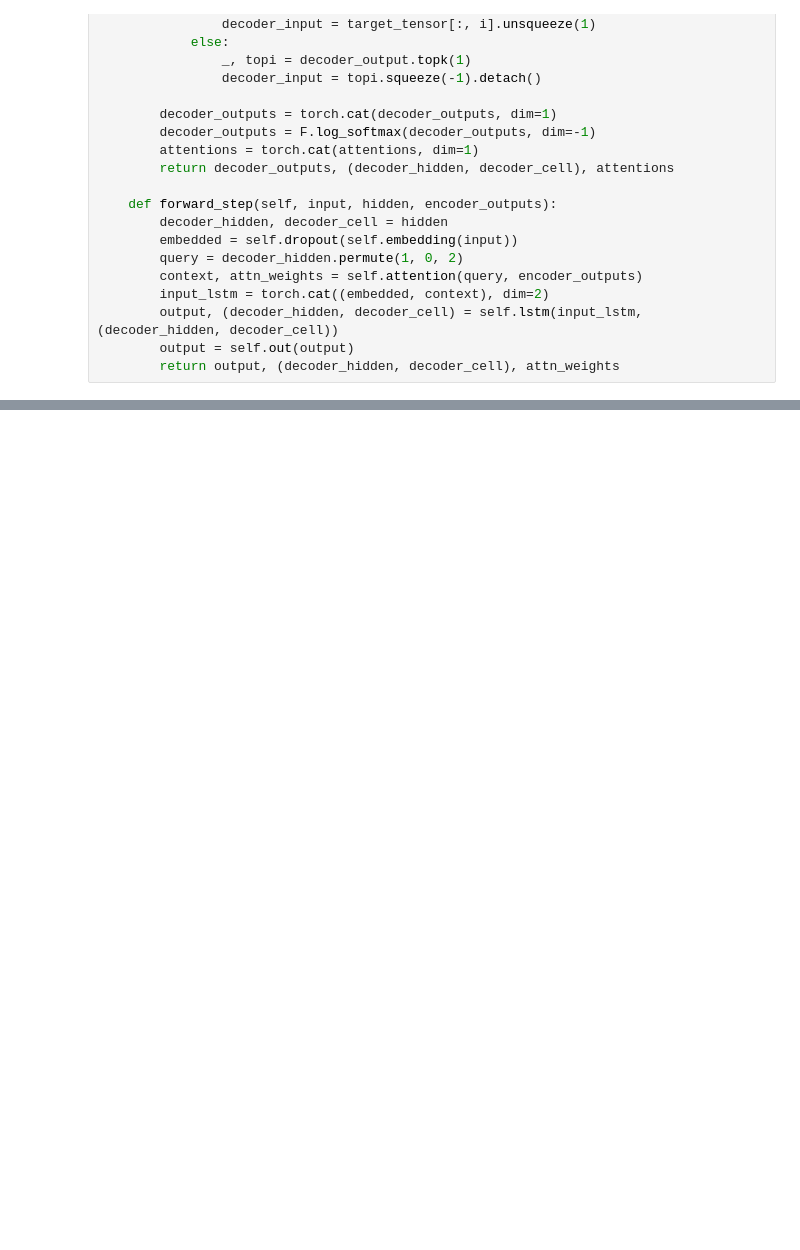
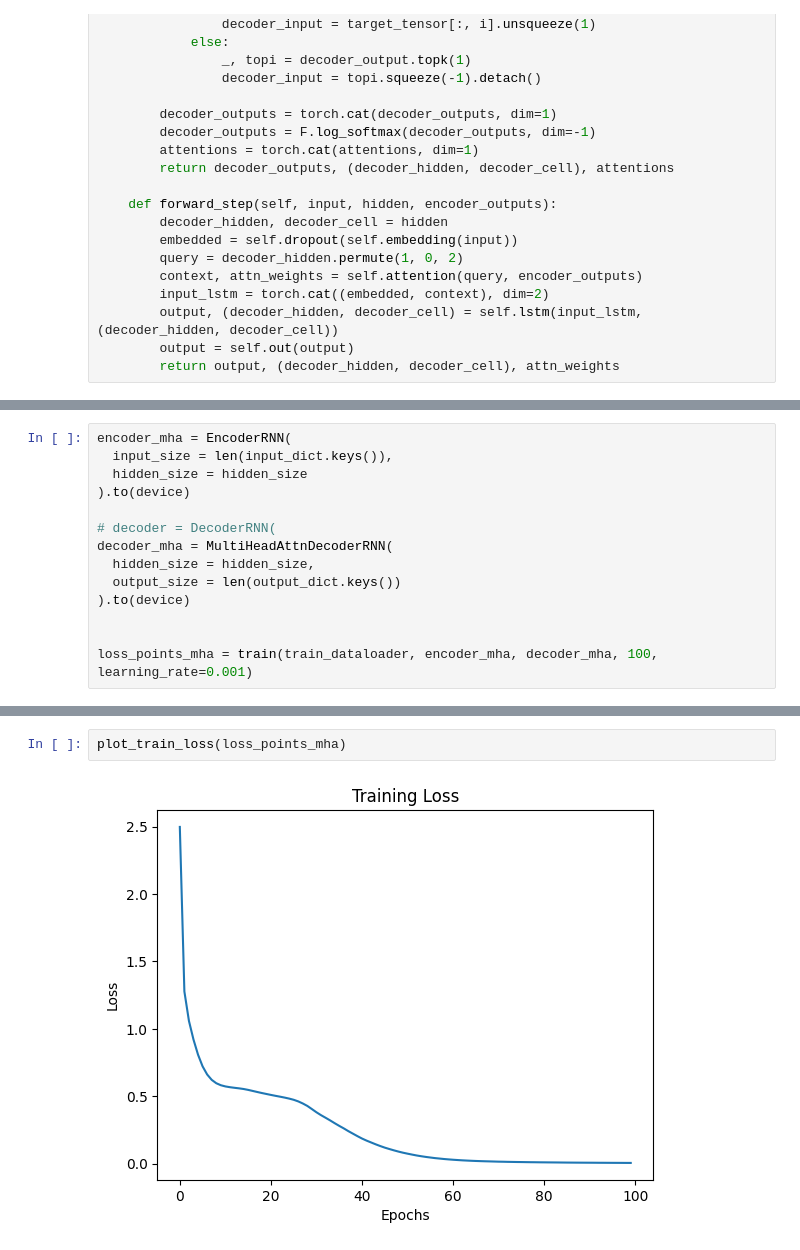
Before and after one commit to semcovici/seq2seq, a Jupyter notebook: notebooks/EP3-ORIGINAL.ipynb, the cells around one changed output, grey strips where cells are left out. Saved outputs shown, nothing was run; the diff lists cells and outputs as text; blank space fills up the shorter version.

```diff
--- a/notebooks/EP3-ORIGINAL.ipynb
+++ b/notebooks/EP3-ORIGINAL.ipynb
@@ -1041,0 +1104,14 @@ Epoch:  100/ 100 - Loss: 0.0087
+# %%
+encoder_mha = EncoderRNN(
+  input_size = len(input_dict.keys()),
+  hidden_size = hidden_size
+).to(device)
+
+# decoder = DecoderRNN(
+decoder_mha = MultiHeadAttnDecoderRNN(
+  hidden_size = hidden_size,
+  output_size = len(output_dict.keys())
+).to(device)
+
+
+loss_points_mha = train(train_dataloader, encoder_mha, decoder_mha, 100, learning_rate=0.001)
@@ -1041,0 +1129,4 @@ Epoch:  100/ 100 - Loss: 0.0087
+# %%
+plot_train_loss(loss_points_mha)
+# %% [output]
+[figure, added]
```
Also changed, not shown: parts of 17 cells of this notebook.
